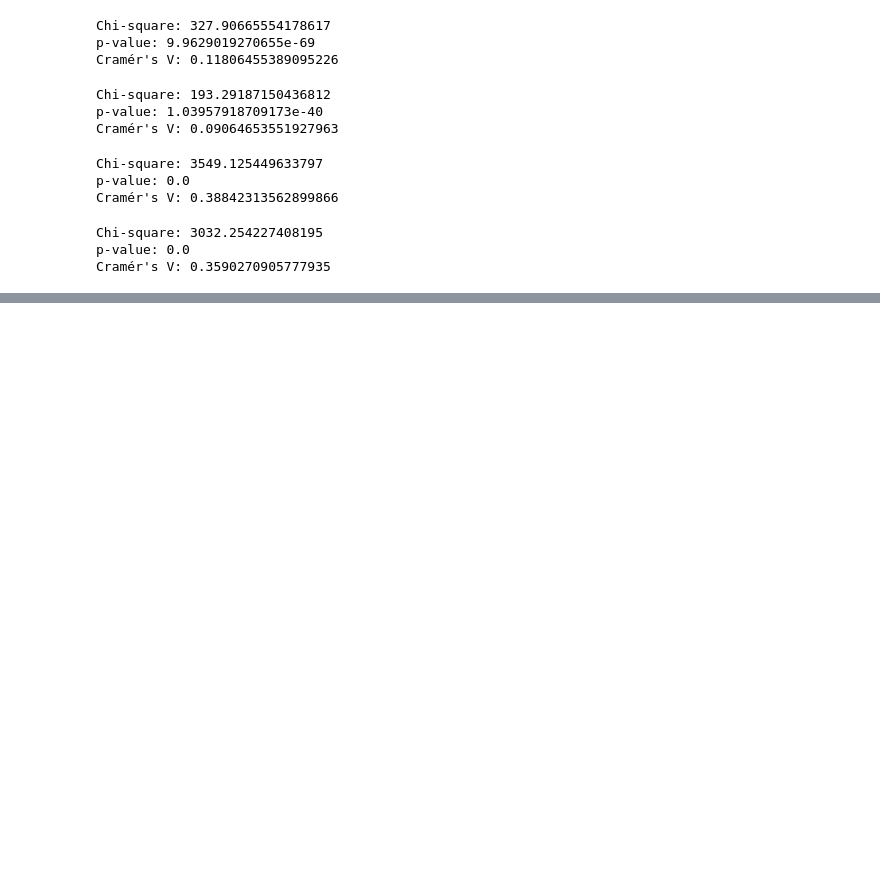
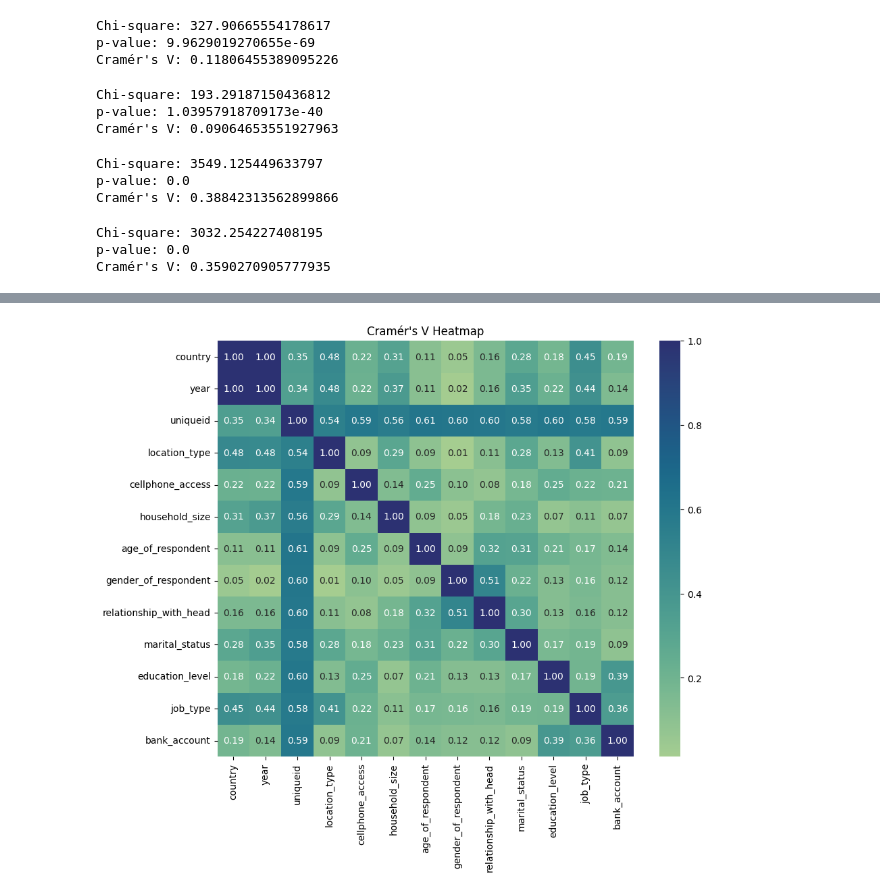
Before and after one commit to ShahiW/Financial-Inclusion-Project, a Jupyter notebook: 3_DataCleaning.ipynb, the cells around one changed output, grey strips where cells are left out. Saved outputs shown, nothing was run; the diff lists cells and outputs as text; code cells hidden in the pictures; blank space fills up the shorter version.

Commit message:
some more relations between feature and target

```diff
--- a/3_DataCleaning.ipynb
+++ b/3_DataCleaning.ipynb
@@ -363,0 +407,36 @@ Cramér's V: 0.3590270905777935
+# %%
+import pandas as pd
+import numpy as np
+from scipy.stats import chi2_contingency
+import seaborn as sns
+import matplotlib.pyplot as plt
+
+
+# Initialize an empty matrix to store Cramér's V values
+n_columns = len(df_wo_target_nan.columns)
+cramers_matrix = np.zeros((n_columns, n_columns))
+
+# Iterate over each pair of columns
+for i in range(n_columns):
+    for j in range(n_columns):
+        # Create a contingency table for the column pair
+        contingency_table = pd.crosstab(df_wo_target_nan.iloc[:, i], df.iloc[:, j])
+
+        # Perform the chi-square test and calculate Cramér's V
+        chi2, _, _, _ = chi2_contingency(contingency_table)
+        n = len(df_wo_target_nan)
+        cramers_v = np.sqrt(chi2 / (n * (min(contingency_table.shape) - 1)))
+
+        # Store the Cramér's V value in the matrix
+        cramers_matrix[i, j] = cramers_v
+
+# Create a DataFrame from the matrix with column names as indices and columns
+cramers_df = pd.DataFrame(cramers_matrix, index=df_wo_target_nan.columns, columns=df_wo_target_nan.columns)
+
+# Create a heatmap using Seaborn
+plt.figure(figsize=(10, 8))
+sns.heatmap(cramers_df, annot=True, fmt=".2f", cmap="crest", square=True)
+plt.title("Cramér's V Heatmap")
+plt.show()
+# %% [output]
+[figure, added]
```
Also changed, not shown: parts of 2 cells of this notebook.
